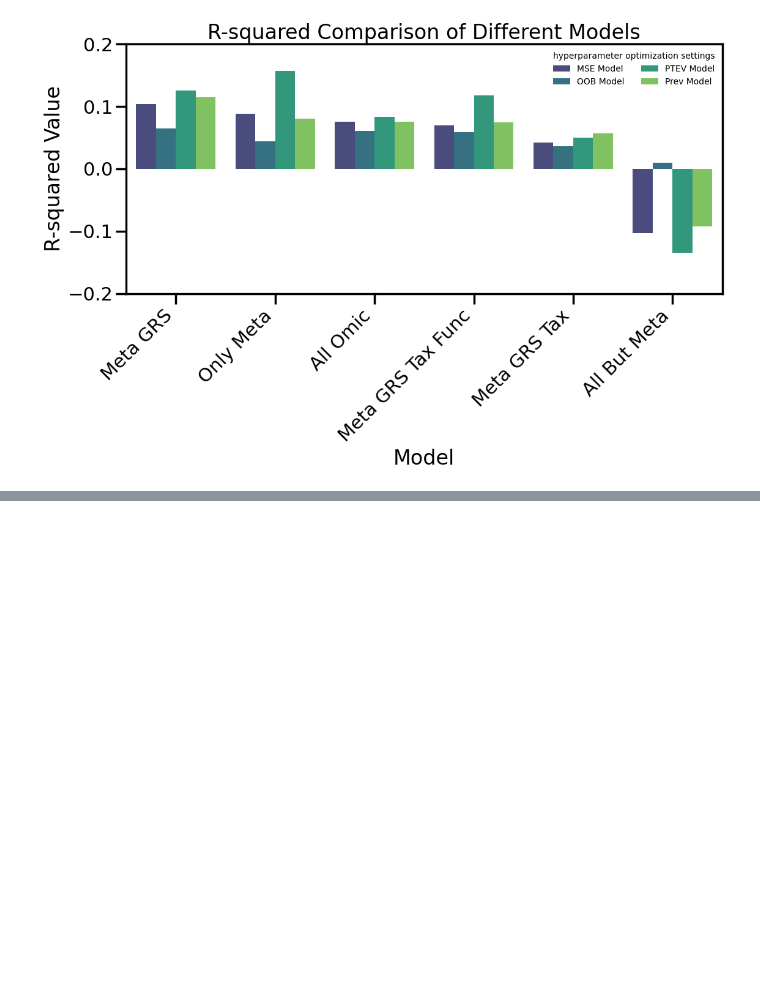
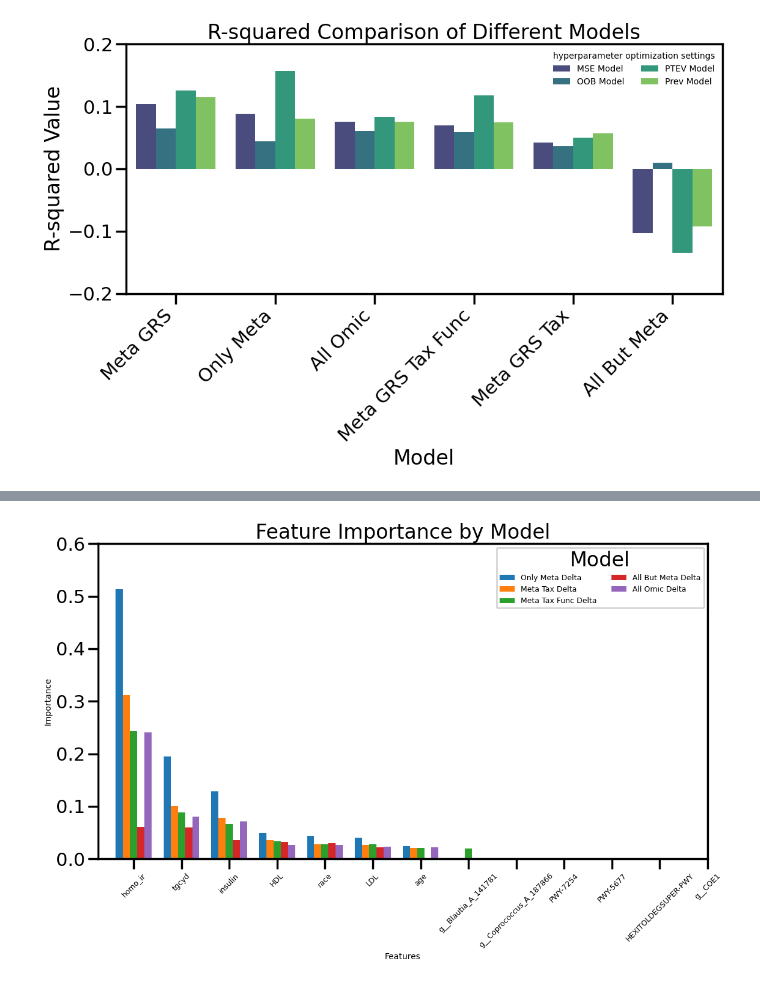
Before and after one commit to emilynyeo/multiomic_drift, a Jupyter notebook: play_scripts/2.models/merf_python/tuned_models/8.1.all_omic_bmi_modelplots.ipynb, the cells around one changed output, grey strips where cells are left out. Saved outputs shown, nothing was run; the diff lists cells and outputs as text; code cells hidden in the pictures; blank space fills up the shorter version.

```diff
--- a/play_scripts/2.models/merf_python/tuned_models/8.1.all_omic_bmi_modelplots.ipynb
+++ b/play_scripts/2.models/merf_python/tuned_models/8.1.all_omic_bmi_modelplots.ipynb
@@ -1569,0 +1652,4 @@ TypeError: no numeric data to plot
+# %%
+plot_feature_importance(fi_delta, model_labels_delta)
+# %% [output]
+[figure, added]
```
Also changed, not shown: parts of 6 cells of this notebook.
